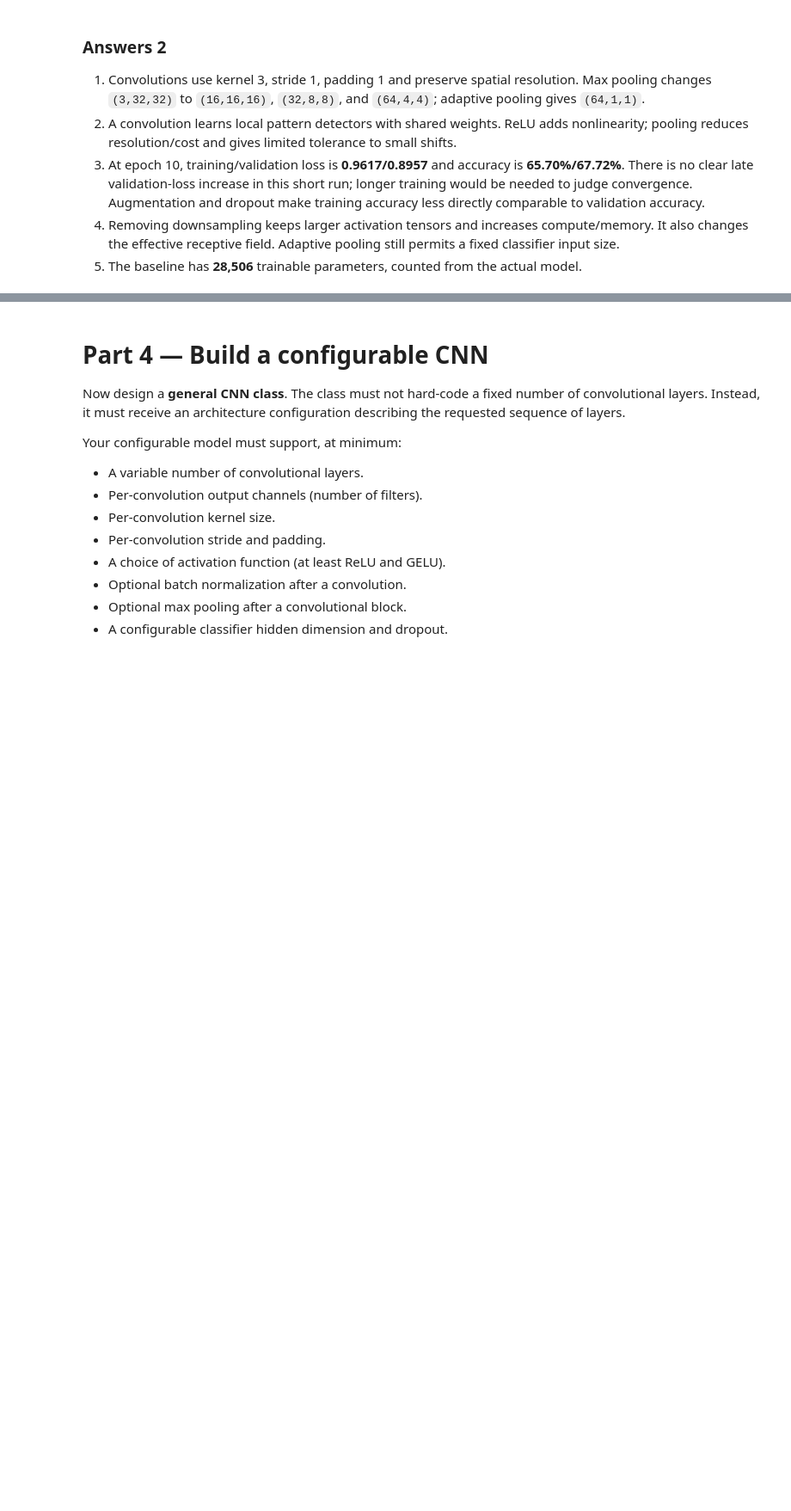
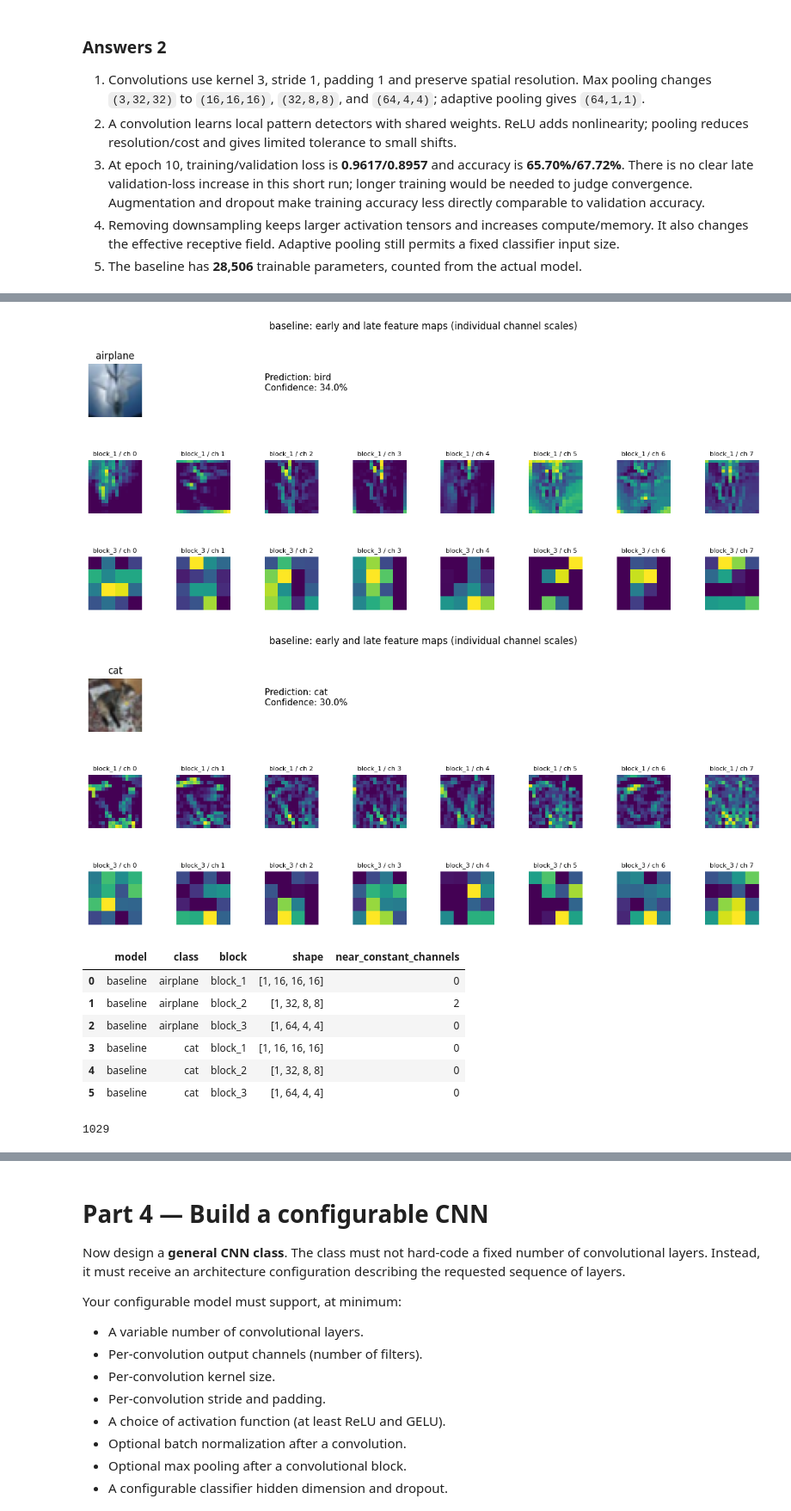
Before and after one commit to Neural-Network-SBU-fall-2026/CNN, a Jupyter notebook: Noebooks/CIFAR10_CNN_Assignment.ipynb, the cells around one changed output, grey strips where cells are left out. Shown at 86% size. Saved outputs shown, nothing was run; the diff lists cells and outputs as text; code cells hidden in the pictures; blank space fills up the shorter version.

Commit message:
Part 3: inspect baseline activations for two validation classes

```diff
--- a/Noebooks/CIFAR10_CNN_Assignment.ipynb
+++ b/Noebooks/CIFAR10_CNN_Assignment.ipynb
@@ -482,0 +475,65 @@ A CNN does not only produce a final class prediction. Its intermediate layers pr
+# %%
+# Hooks observe post-activation block outputs; no gradients or weight updates are needed.
+@torch.inference_mode()
+def capture_blocks(model, image):
+    activations, handles = {}, []
+    def hook_for(name):
+        def hook(module, inputs, output):
+            activations[name] = output.detach().cpu()
+        return hook
+    try:
+        for i, block in enumerate(model.features):
+            handles.append(block.register_forward_hook(hook_for(f"block_{i+1}")))
+        model.eval()
+        logits = model(image.unsqueeze(0).to(device, memory_format=torch.channels_last))
+    finally:
+        for handle in handles:
+            handle.remove()
+    return activations, logits.softmax(1).cpu()[0]
+
+# Choose first validation airplane and first validation cat, independent of predictions.
+validation_labels = np.array(raw_train.targets)[val_indices]
+feature_examples = [int(np.flatnonzero(validation_labels == label)[0]) for label in (0, 3)]
+feature_stats = []
+def plot_feature_maps(model, prefix):
+    rows = []
+    for position in feature_examples:
+        image, label = val_dataset[position]
+        activations, probabilities = capture_blocks(model, image)
+        names = [list(activations)[0], list(activations)[-1]]
+        fig, axes = plt.subplots(3, 8, figsize=(12, 5.6))
+        axes[0, 0].imshow(denormalize(image.unsqueeze(0))[0].permute(1, 2, 0))
+        axes[0, 0].set_title(CLASS_NAMES[label])
+        for ax in axes[0]: ax.axis("off")
+        axes[0, 2].text(0, .5, f'Prediction: {CLASS_NAMES[int(probabilities.argmax())]}\nConfidence: {float(probabilities.max()):.1%}',
+                        transform=axes[0, 2].transAxes, fontsize=11)
+        for row, name in enumerate(names, 1):
+            values = activations[name][0]
+            for channel, ax in enumerate(axes[row]):
+                # Separate channel scales reveal spatial patterns; brightness is not comparable across panels.
+                ax.imshow(values[channel], cmap="viridis")
+                ax.set_title(f"{name} / ch {channel}", fontsize=8); ax.axis("off")
+            for name_, value in activations.items():
+                if row == 1:
+                    rows.append({"model": prefix, "class": CLASS_NAMES[label], "block": name_,
+                                 "shape": list(value.shape),
+                                 "near_constant_channels": int((value[0].flatten(1).std(1) < 1e-5).sum())})
+        fig.suptitle(f"{prefix}: early and late feature maps (individual channel scales)")
+        fig.tight_layout(); fig.savefig(FIGURE_DIR / f"{prefix}_features_{CLASS_NAMES[label]}.png", dpi=150)
+        plt.show(); plt.close(fig)
+    return rows
+
+feature_stats = plot_feature_maps(baseline_model, "baseline")
+display(pd.DataFrame(feature_stats))
+(RESULT_DIR / "baseline_feature_stats.json").write_text(json.dumps(feature_stats, indent=2))
+# %% [output]
+[figure, added]
+[figure, added]
+|  | model | class | block | shape | near_constant_channels |
+| 0 | baseline | airplane | block_1 | [1, 16, 16, 16] | 0 |
+| 1 | baseline | airplane | block_2 | [1, 32, 8, 8] | 2 |
+| 2 | baseline | airplane | block_3 | [1, 64, 4, 4] | 0 |
+| 3 | baseline | cat | block_1 | [1, 16, 16, 16] | 0 |
+| 4 | baseline | cat | block_2 | [1, 32, 8, 8] | 0 |
+| 5 | baseline | cat | block_3 | [1, 64, 4, 4] | 0 |
+1029
```
Also changed, not shown: parts of 5 cells of this notebook, 3 other files.
